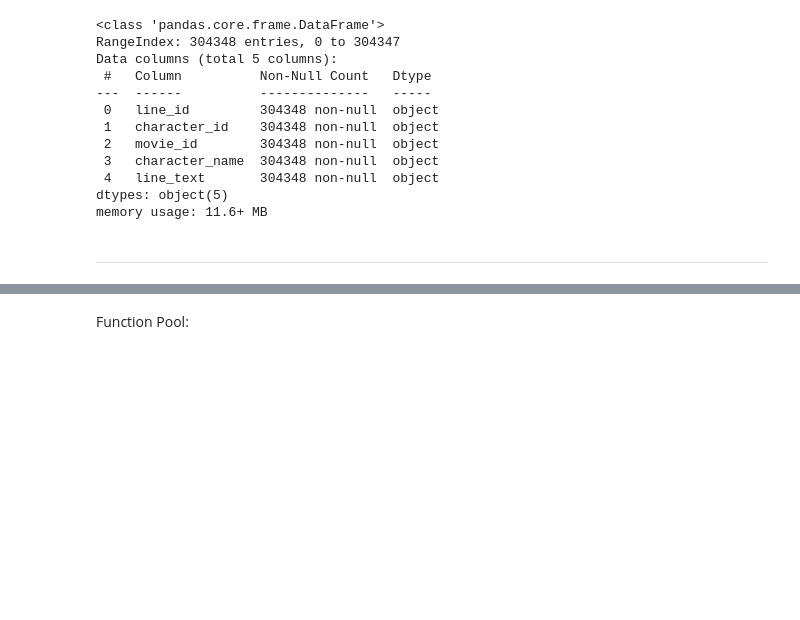
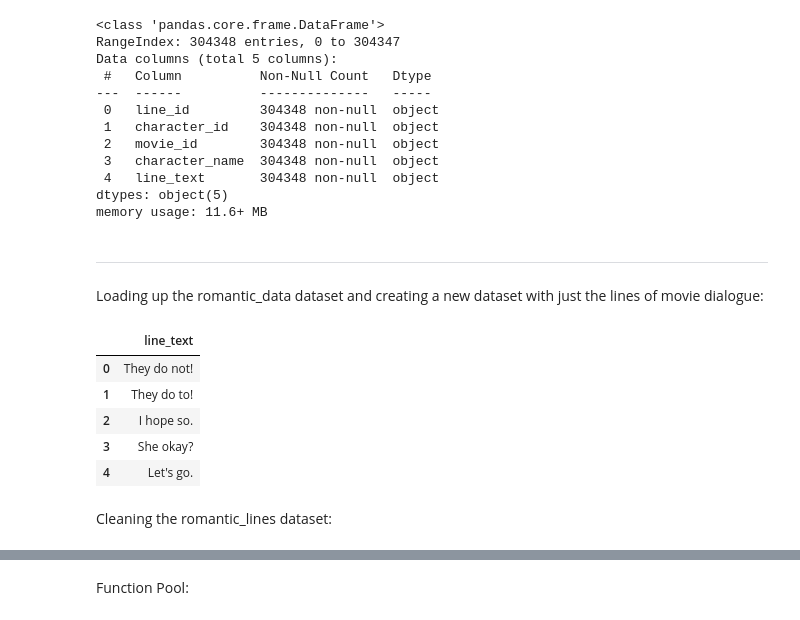
Before and after one commit to PhilipFelizarta/Generative_ChatBot_Final, a Jupyter notebook: preprocessing.ipynb, the cells around one changed output, grey strips where cells are left out. Drawn from its saved outputs; the diff is of its cells as text; code cells hidden in the pictures; blank space fills up the shorter version.

```diff
--- a/preprocessing.ipynb
+++ b/preprocessing.ipynb
@@ -219,3 +219,20 @@ dtypes: object(5)
 memory usage: 11.6+ MB
 # %% [markdown]
 -----------------------------------------------------------------------------------------------
+# %% [markdown]
+Loading up the romantic_data dataset and creating a new dataset with just the lines of movie dialogue:
+# %%
+romantic_data = pd.read_csv("C:\\MSAAI\\AAI-520\\Generative_ChatBot_Final\\romantic_data.csv")
+# %%
+romantic_lines = pd.DataFrame(romantic_data['line_text'])
+# %%
+romantic_lines.head()
+# %% [output]
+|  | line_text |
+| 0 | They do not! |
+| 1 | They do to! |
+| 2 | I hope so. |
+| 3 | She okay? |
+| 4 | Let's go. |
+# %% [markdown]
+Cleaning the romantic_lines dataset:
```
Also changed, not shown: parts of 7 cells of this notebook, 2 other files.
